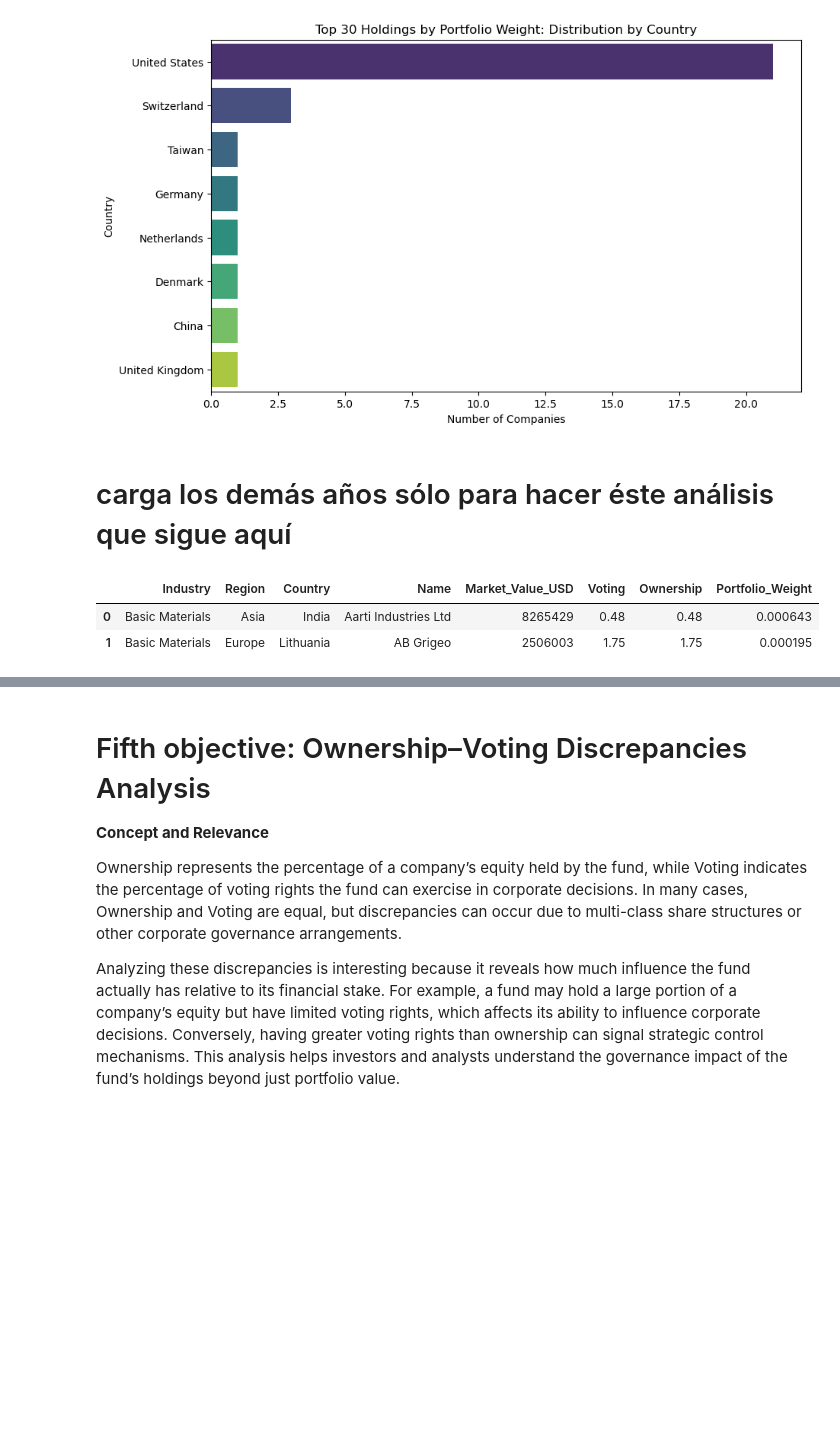
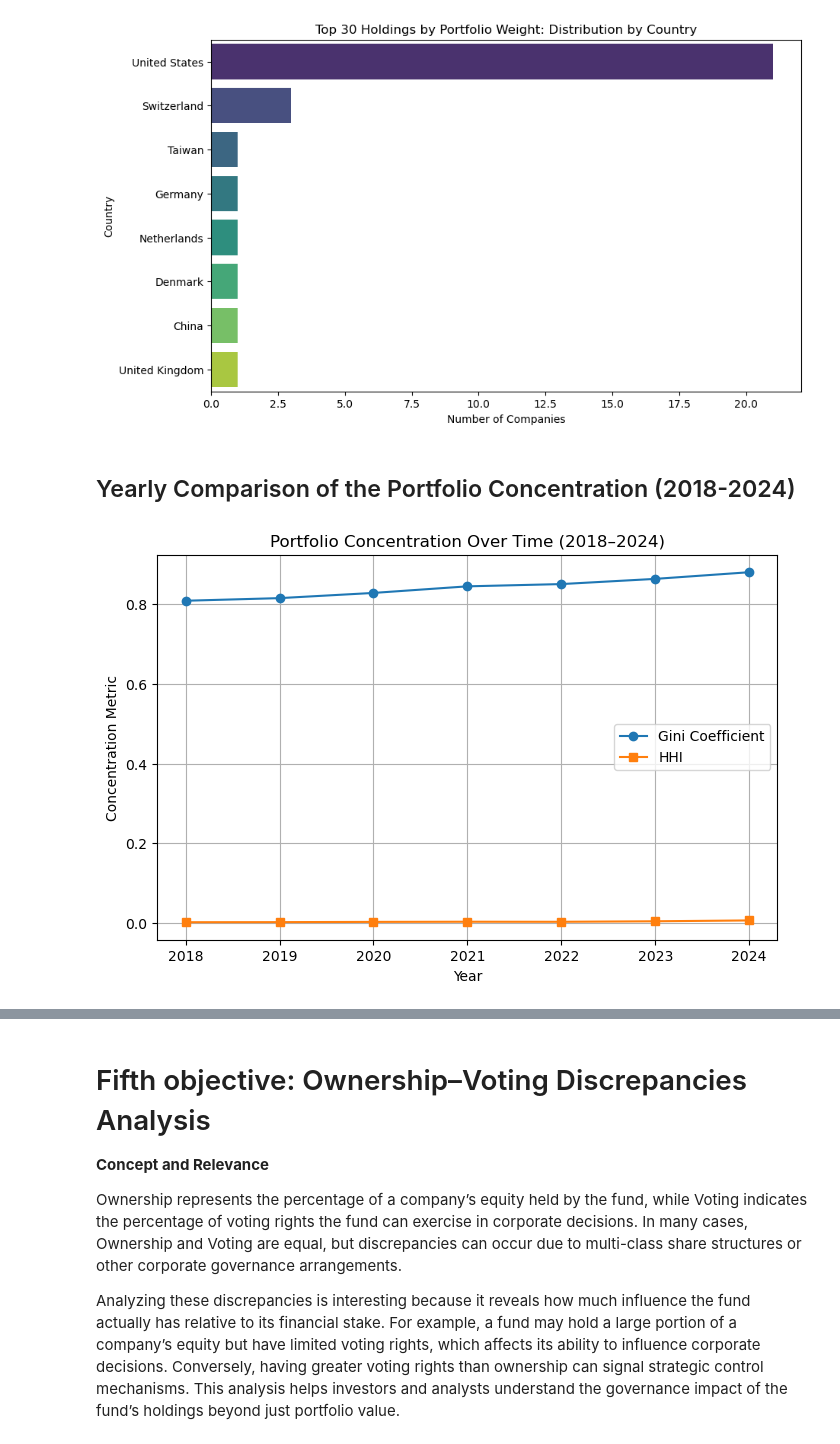
Before and after one commit to JoseBarros23/gpfg-esg-ml-analysis-2024, a Jupyter notebook: analysis.ipynb, the cells around one changed output, grey strips where cells are left out. Drawn from its saved outputs; the diff is of its cells as text; code cells hidden in the pictures; blank space fills up the shorter version.

Commit message:
Habemus finitum - EDA Norwegian Pension Fund Global

```diff
--- a/analysis.ipynb
+++ b/analysis.ipynb
@@ -1496,5 +1495,5 @@ plt.title('Top 30 Holdings by Portfolio Weight: Distribution by Country')
 plt.show()
 # %% [output]
 [figure]
-# %% [markdown]
-# carga los demás años sólo para hacer éste análisis que sigue aquí
+# %% [markdown]
+## Yearly Comparison of the Portfolio Concentration (2018-2024)
@@ -1501,37 +1530,43 @@ plt.show()
 # %%
-# Define your years and corresponding DataFrames
-years = [2019, 2020, 2021, 2022, 2023, 2024]
-funds = [fund_2019, fund_2020, fund_2021, fund_2022, fund_2023, fund_2024]
-
-# Functions for Gini and HHI
+# Functions to calculate Gini and HHI (assume already defined)
 def gini(x):
     x = np.sort(x)
     n = len(x)
-    return (2*np.sum((np.arange(1, n+1))*x))/(n*np.sum(x)) - (n+1)/n
+    return (2*np.sum((np.arange(1, n+1))*x)) / (n*np.sum(x)) - (n+1)/n
 
 def hhi(x):
     return np.sum(x**2)
 
+# Lists to store results
 gini_list = []
 hhi_list = []
+years = []
 
-for df in funds:
-    weights = df['Portfolio_Weight'].values / 100  # convert to fractions if in %
+#  Calculate metrics for 2018–2023 from the dictionary
+for year, df in funds.items():
+    weights = df['Portfolio_Weight'].values / 100
     gini_list.append(gini(weights))
     hhi_list.append(hhi(weights))
+    years.append(year)
 
+#  Add 2024 manually without recalculating anything
+weights_2024 = fund_2024['Portfolio_Weight'].values / 100
+gini_list.append(gini(weights_2024))
+hhi_list.append(hhi(weights_2024))
+years.append(2024)
+
+# Sort by year for proper plotting
+years, gini_list, hhi_list = zip(*sorted(zip(years, gini_list, hhi_list)))
+
+# 3️ Plot concentration over time
 plt.figure(figsize=(8,5))
 plt.plot(years, gini_list, marker='o', label='Gini Coefficient')
 plt.plot(years, hhi_list, marker='s', label='HHI')
 plt.xlabel('Year')
 plt.ylabel('Concentration Metric')
-plt.title('Portfolio Concentration Over Time (2019–2024)')
+plt.title('Portfolio Concentration Over Time (2018–2024)')
 plt.legend()
 plt.grid(True)
 plt.show()
+# %% [output]
+[figure, added]
-# %%
-fund_2024.head(2)
-# %% [output]
-|  | Industry | Region | Country | Name | Market_Value_USD | Voting | Ownership | Portfolio_Weight |
-| 0 | Basic Materials | Asia | India | Aarti Industries Ltd | 8265429 | 0.48 | 0.48 | 0.000643 |
-| 1 | Basic Materials | Europe | Lithuania | AB Grigeo | 2506003 | 1.75 | 1.75 | 0.000195 |
```
Also changed, not shown: parts of 7 cells of this notebook, 6 other files.
